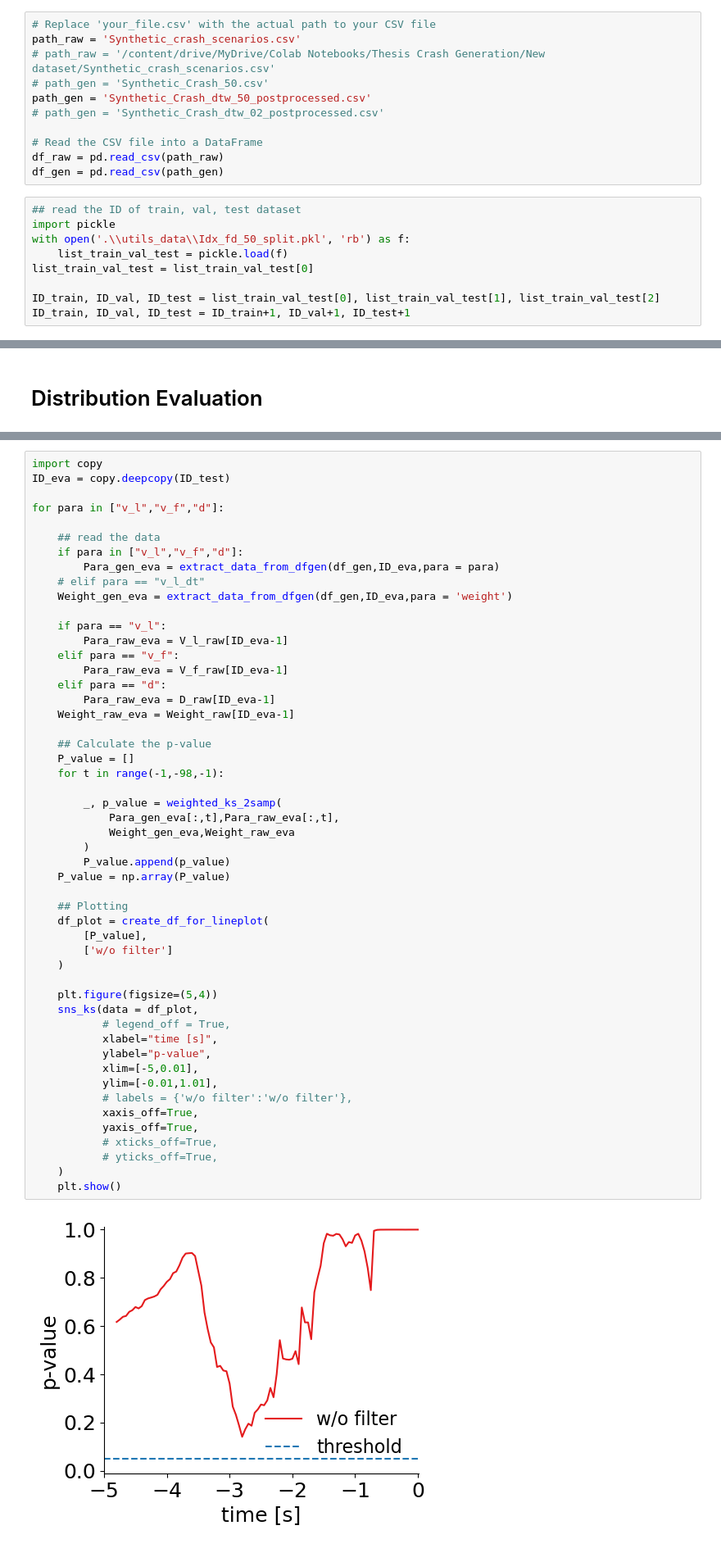
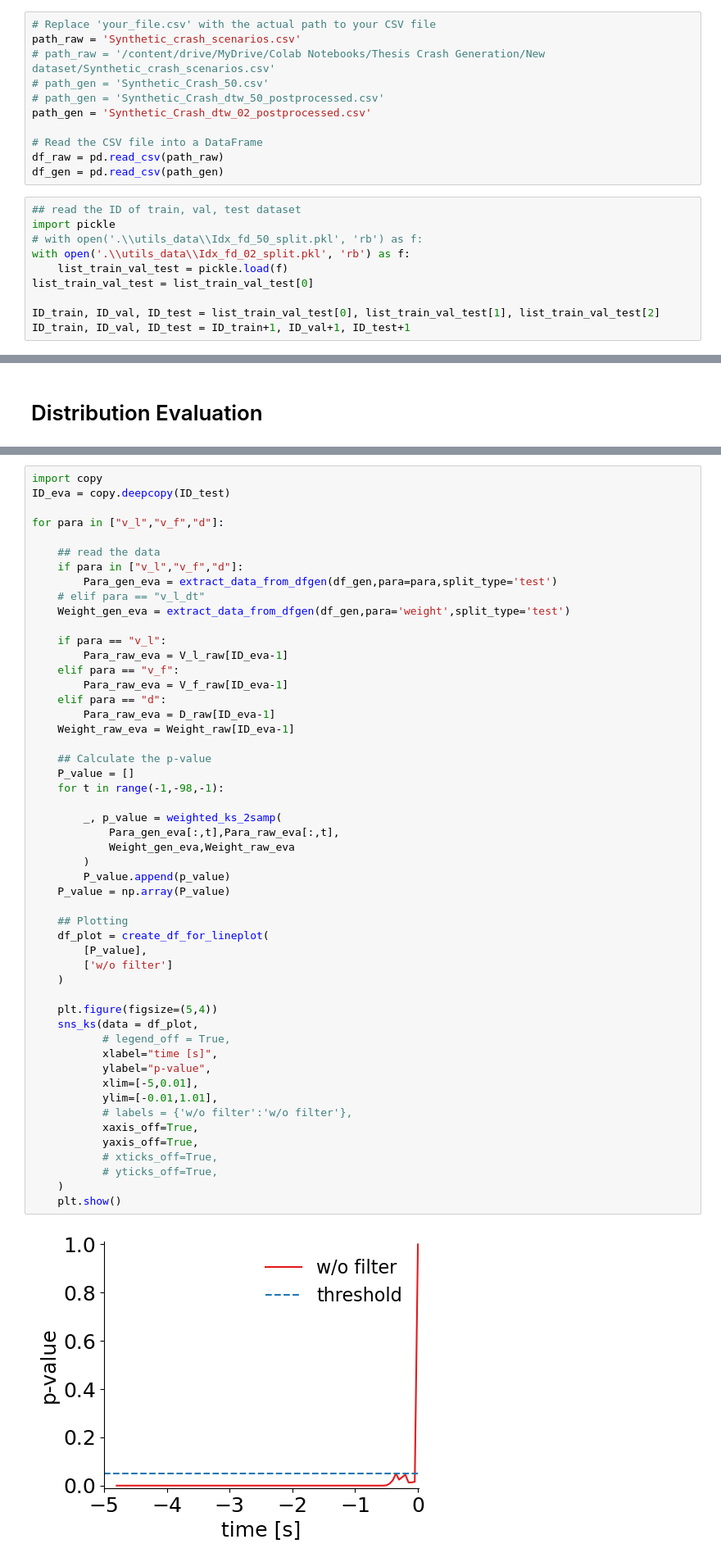
Before and after one commit to ShawnZhaoMX/RearEndCrashGeneration, a Jupyter notebook: Evaluation.ipynb, the cells around one changed output, grey strips where cells are left out. Shown at 82% size. Drawn from its saved outputs; the diff is of its cells as text.

```diff
--- a/Evaluation.ipynb
+++ b/Evaluation.ipynb
@@ -17,8 +17,8 @@ from utils_evaluation import weighted_ks_2samp
 path_raw = 'Synthetic_crash_scenarios.csv'
 # path_raw = '/content/drive/MyDrive/Colab Notebooks/Thesis Crash Generation/New dataset/Synthetic_crash_scenarios.csv'
 # path_gen = 'Synthetic_Crash_50.csv'
-path_gen = 'Synthetic_Crash_dtw_50_postprocessed.csv'
-# path_gen = 'Synthetic_Crash_dtw_02_postprocessed.csv'
+# path_gen = 'Synthetic_Crash_dtw_50_postprocessed.csv'
+path_gen = 'Synthetic_Crash_dtw_02_postprocessed.csv'
 
 # Read the CSV file into a DataFrame
 df_raw = pd.read_csv(path_raw)
@@ -26,7 +26,8 @@ df_gen = pd.read_csv(path_gen)
 # %%
 ## read the ID of train, val, test dataset
 import pickle
-with open('.\\utils_data\\Idx_fd_50_split.pkl', 'rb') as f:
+# with open('.\\utils_data\\Idx_fd_50_split.pkl', 'rb') as f:
+with open('.\\utils_data\\Idx_fd_02_split.pkl', 'rb') as f:
     list_train_val_test = pickle.load(f)
 list_train_val_test = list_train_val_test[0]
 
@@ -208,9 +279,9 @@ for para in ["v_l","v_f","d"]:
 
     ## read the data
     if para in ["v_l","v_f","d"]:
-        Para_gen_eva = extract_data_from_dfgen(df_gen,ID_eva,para = para)
+        Para_gen_eva = extract_data_from_dfgen(df_gen,para=para,split_type='test')
     # elif para == "v_l_dt"
-    Weight_gen_eva = extract_data_from_dfgen(df_gen,ID_eva,para = 'weight')
+    Weight_gen_eva = extract_data_from_dfgen(df_gen,para='weight',split_type='test')
 
     if para == "v_l":
         Para_raw_eva = V_l_raw[ID_eva-1]
@@ -225,31 +296,31 @@ for para in ["v_l","v_f","d"]:
     for t in range(-1,-98,-1):
 
         _, p_value = weighted_ks_2samp(
             Para_gen_eva[:,t],Para_raw_eva[:,t],
             Weight_gen_eva,Weight_raw_eva
         )
         P_value.append(p_value)
     P_value = np.array(P_value)
 
     ## Plotting
     df_plot = create_df_for_lineplot(
         [P_value],
         ['w/o filter']
     )
 
     plt.figure(figsize=(5,4))
     sns_ks(data = df_plot,
            # legend_off = True,
            xlabel="time [s]",
            ylabel="p-value",
            xlim=[-5,0.01],
            ylim=[-0.01,1.01],
            # labels = {'w/o filter':'w/o filter'},
            xaxis_off=True,
            yaxis_off=True,
            # xticks_off=True,
            # yticks_off=True,
     )
     plt.show()
 # %% [output]
-[figure, old version]
+[figure, new version]
```
Also changed, not shown: parts of 8 cells of this notebook, 1 other file.
